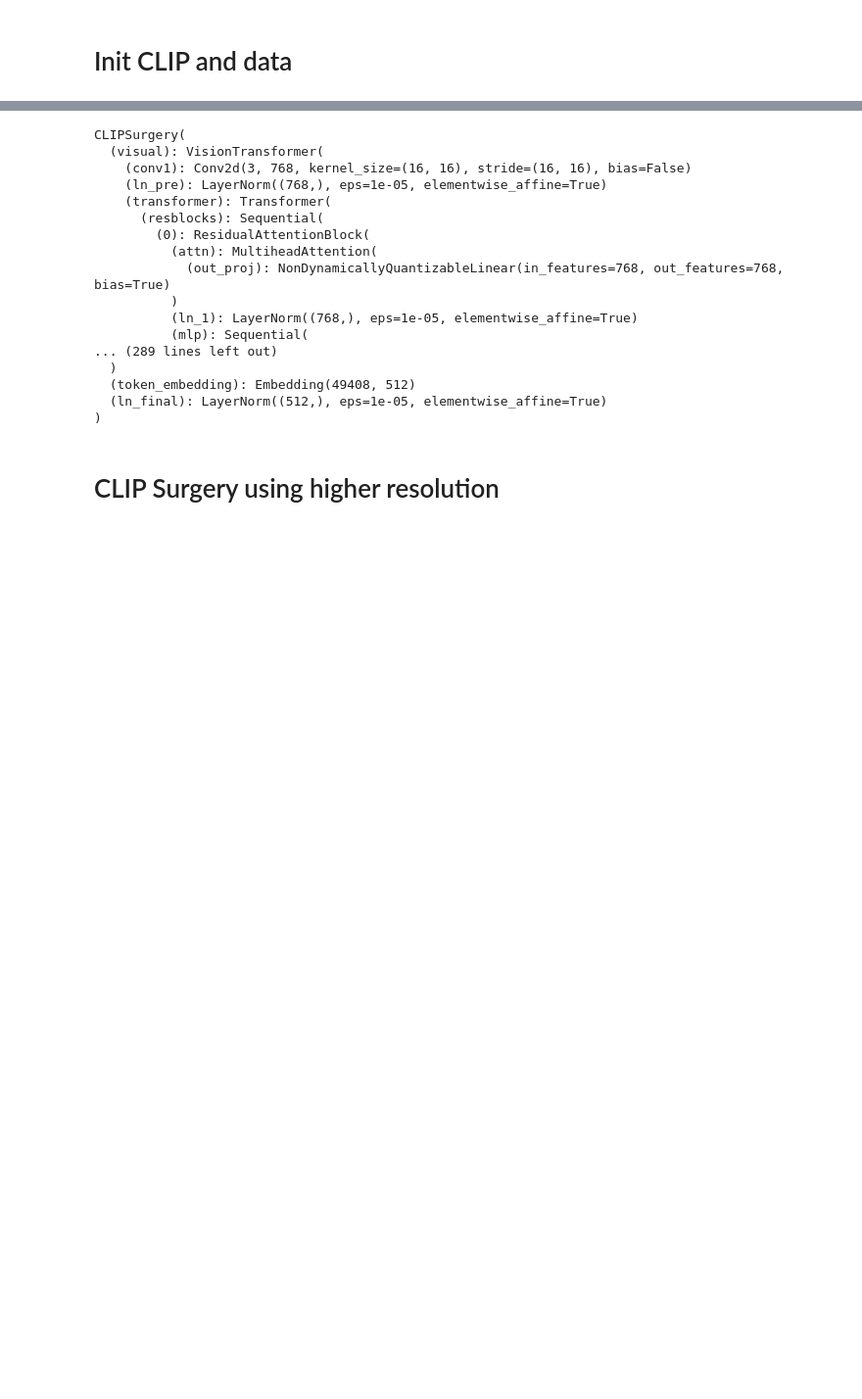
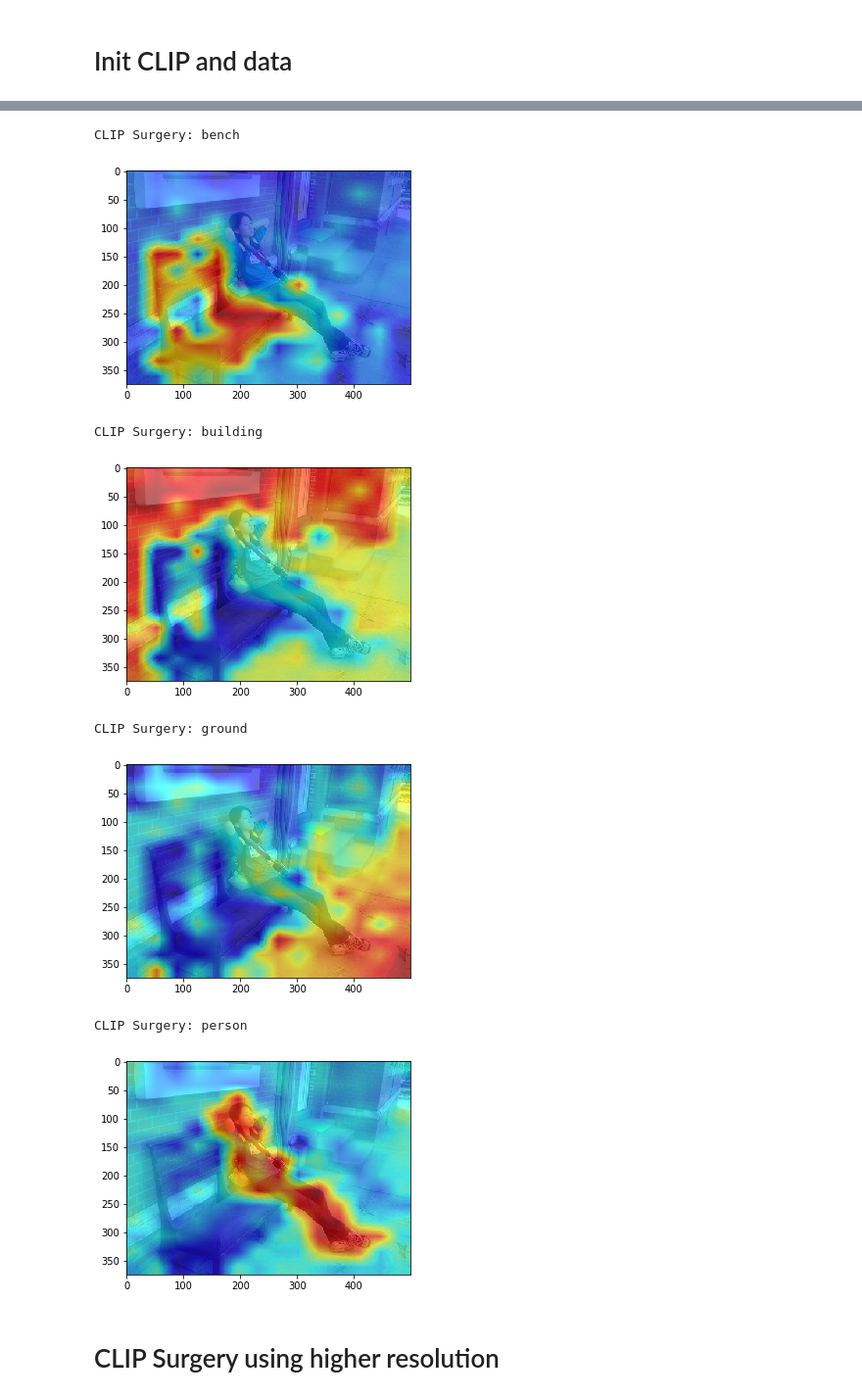
Before and after one commit to xmed-lab/CLIP_Surgery, a Jupyter notebook: demo.ipynb, the cells around one changed output, grey strips where cells are left out. Shown at 98% size. Drawn from its saved outputs; the diff is of its cells as text; code cells hidden in the pictures; blank space fills up the shorter version.

```diff
--- a/demo.ipynb
+++ b/demo.ipynb
@@ -55,50 +86,37 @@ ith torch.no_grad():<br>
 # %%
-model, preprocess = clip.load("CS-ViT-B/16", device=device)
-model.eval()
-#print(model)
-#
-#with torch.no_grad():
-#    # clip architecture surgery acts on the image encoder
-#    image_features = model.encode_image(image)
-#    image_features = image_features / image_features.norm(dim=1, keepdim=True)
-#
-#    # prompt ensemble for text features with normalization
-#    text_features = clip.encode_text_with_prompt_ensemble(model, all_texts, device)
-#
-#    # apply feature surgery
-#    similarity = clip.clip_feature_surgery(image_features, text_features)
-#    similarity_map = clip.get_similarity_map(similarity[:, 1:, :], cv2_img.shape[:2])
-#
-#    # draw similarity map
-#    for b in range(similarity_map.shape[0]):
-#        for n in range(similarity_map.shape[-1]):
-#            if all_texts[n] not in target_texts:
-#                continue
-#            vis = (similarity_map[b, :, :, n].cpu().numpy() * 255).astype('uint8')
-#            vis = cv2.applyColorMap(vis, cv2.COLORMAP_JET)
-#            vis = cv2_img * 0.4 + vis * 0.6
-#            vis = cv2.cvtColor(vis.astype('uint8'), cv2.COLOR_BGR2RGB)
-#            print('CLIP Surgery:', all_texts[n])
-#            plt.imshow(vis)
-#            plt.show()
+with torch.no_grad():
+    # clip architecture surgery acts on the image encoder
+    image_features = model.encode_image(image)
+    image_features = image_features / image_features.norm(dim=1, keepdim=True)
+
+    # prompt ensemble for text features with normalization
+    text_features = clip.encode_text_with_prompt_ensemble(model, all_texts, device)
+
+    # apply feature surgery
+    similarity = clip.clip_feature_surgery(image_features, text_features)
+    similarity_map = clip.get_similarity_map(similarity[:, 1:, :], cv2_img.shape[:2])
+
+    # draw similarity map
+    for b in range(similarity_map.shape[0]):
+        for n in range(similarity_map.shape[-1]):
+            if all_texts[n] not in target_texts:
+                continue
+            vis = (similarity_map[b, :, :, n].cpu().numpy() * 255).astype('uint8')
+            vis = cv2.applyColorMap(vis, cv2.COLORMAP_JET)
+            vis = cv2_img * 0.4 + vis * 0.6
+            vis = cv2.cvtColor(vis.astype('uint8'), cv2.COLOR_BGR2RGB)
+            print('CLIP Surgery:', all_texts[n])
+            plt.imshow(vis)
+            plt.show()
 # %% [output]
-CLIPSurgery(
-  (visual): VisionTransformer(
-    (conv1): Conv2d(3, 768, kernel_size=(16, 16), stride=(16, 16), bias=False)
-    (ln_pre): LayerNorm((768,), eps=1e-05, elementwise_affine=True)
-    (transformer): Transformer(
-      (resblocks): Sequential(
-        (0): ResidualAttentionBlock(
-          (attn): MultiheadAttention(
-            (out_proj): NonDynamicallyQuantizableLinear(in_features=768, out_features=768, bias=True)
-          )
-          (ln_1): LayerNorm((768,), eps=1e-05, elementwise_affine=True)
-          (mlp): Sequential(
-... (289 lines left out)
-  )
-  (token_embedding): Embedding(49408, 512)
-  (ln_final): LayerNorm((512,), eps=1e-05, elementwise_affine=True)
-)
+CLIP Surgery: bench
+[figure, added]
+CLIP Surgery: building
+[figure, added]
+CLIP Surgery: ground
+[figure, added]
+CLIP Surgery: person
+[figure, added]
 # %% [markdown]
 # CLIP Surgery using higher resolution
 # %%
```
Also changed, not shown: parts of 5 cells of this notebook, 2 other files.
